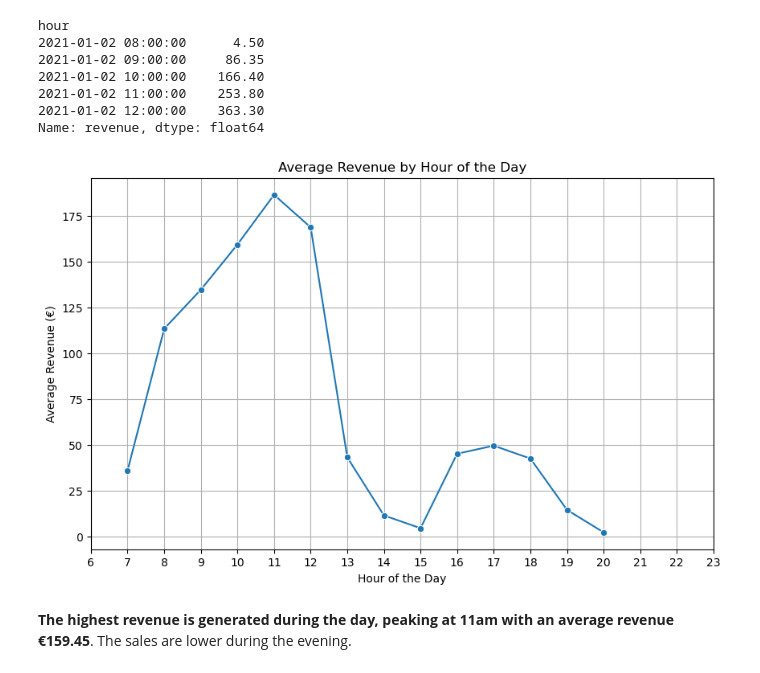
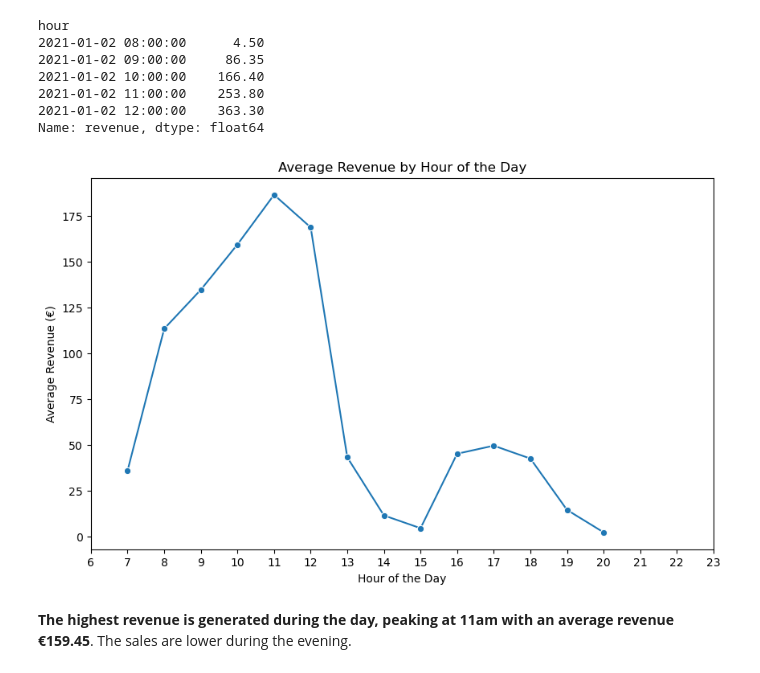
Before and after one commit to fedemaximovicz/BakerySales, a Jupyter notebook: bakery_sales.ipynb, the cells around one changed output. Saved outputs shown, nothing was run; the diff lists cells and outputs as text; code cells hidden in the pictures.

```diff
--- a/bakery_sales.ipynb
+++ b/bakery_sales.ipynb
@@ -740,14 +740,13 @@ Name: revenue, dtype: float64
 # %%
 plt.figure(figsize=(10, 6))
 sns.lineplot(data=avg_sales_by_hour, x='hour', y='revenue', marker='o')
 plt.title('Average Revenue by Hour of the Day')
 plt.xlabel('Hour of the Day')
 plt.ylabel('Average Revenue (€)')
 plt.xticks(range(6, 24))
-plt.grid(True)
 plt.show()
 # %% [output]
-[figure, old version]
+[figure, new version]
 # %% [markdown]
 **The highest revenue is generated during the day, peaking at 11am with an average revenue €159.45**. The sales are lower during the evening.
 # %% [markdown]
```
Also changed, not shown: parts of 4 cells of this notebook, 2 other files.
